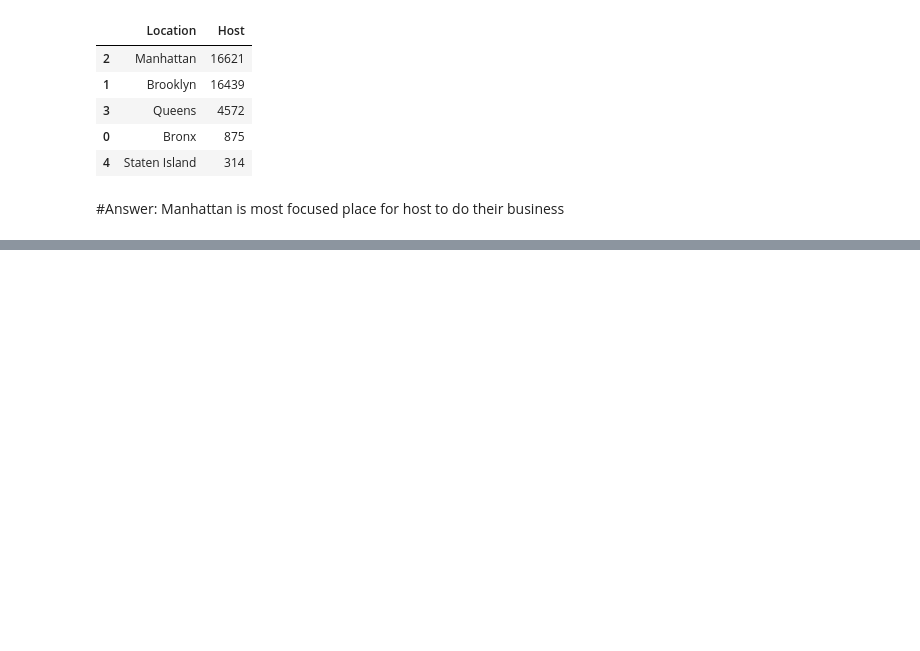
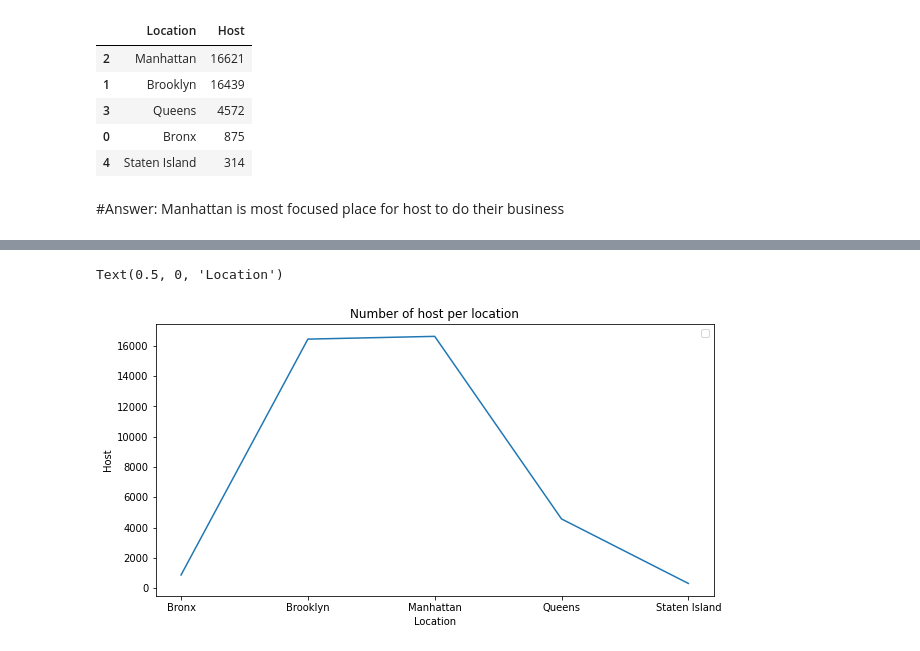
Before and after one commit to HarshivBhatt/EDA_Project_Airbnb_booking_Analysis-Self-.ipynb, a Jupyter notebook: EDA_Project_Airbnb_booking_Analysis.ipynb, the cells around one changed output, grey strips where cells are left out. Saved outputs shown, nothing was run; the diff lists cells and outputs as text; code cells hidden in the pictures; blank space fills up the shorter version.

```diff
--- a/EDA_Project_Airbnb_booking_Analysis.ipynb
+++ b/EDA_Project_Airbnb_booking_Analysis.ipynb
@@ -111,3 +130,6 @@ no_of_host_per_location
 | 4 | Staten Island | 314 |
 # %% [markdown]
 #Answer: Manhattan is most focused place for host to do their business
+# %%
+no_of_host_per_location = airbnb_df.groupby('neighbourhood_group')['host_id'].count()
+no_of_host_per_location
@@ -113,0 +144,10 @@ no_of_host_per_location
+# %%
+#Graph
+plt.legend(labels = ['No. of Host'])
+plt.plot(no_of_host_per_location)
+plt.title('Number of host per location')
+plt.ylabel('Host')
+plt.xlabel('Location')
+# %% [output]
+Text(0.5, 0, 'Location')
+[figure, added]
```
Also changed, not shown: parts of 4 cells of this notebook.
